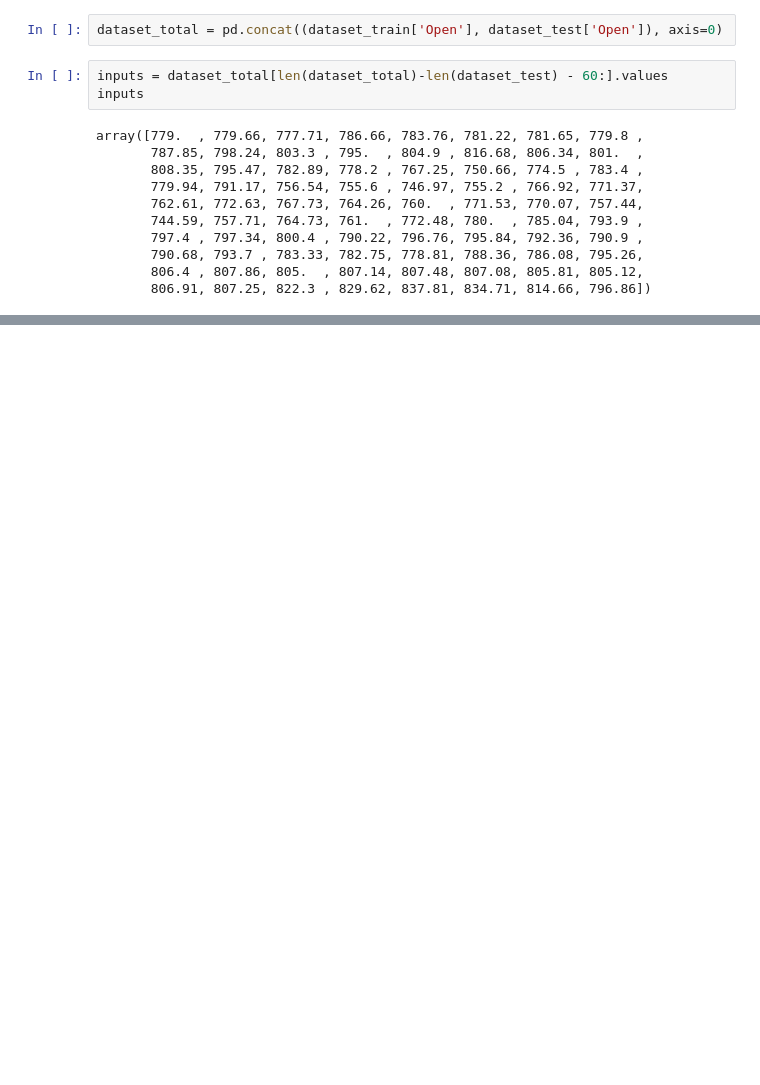
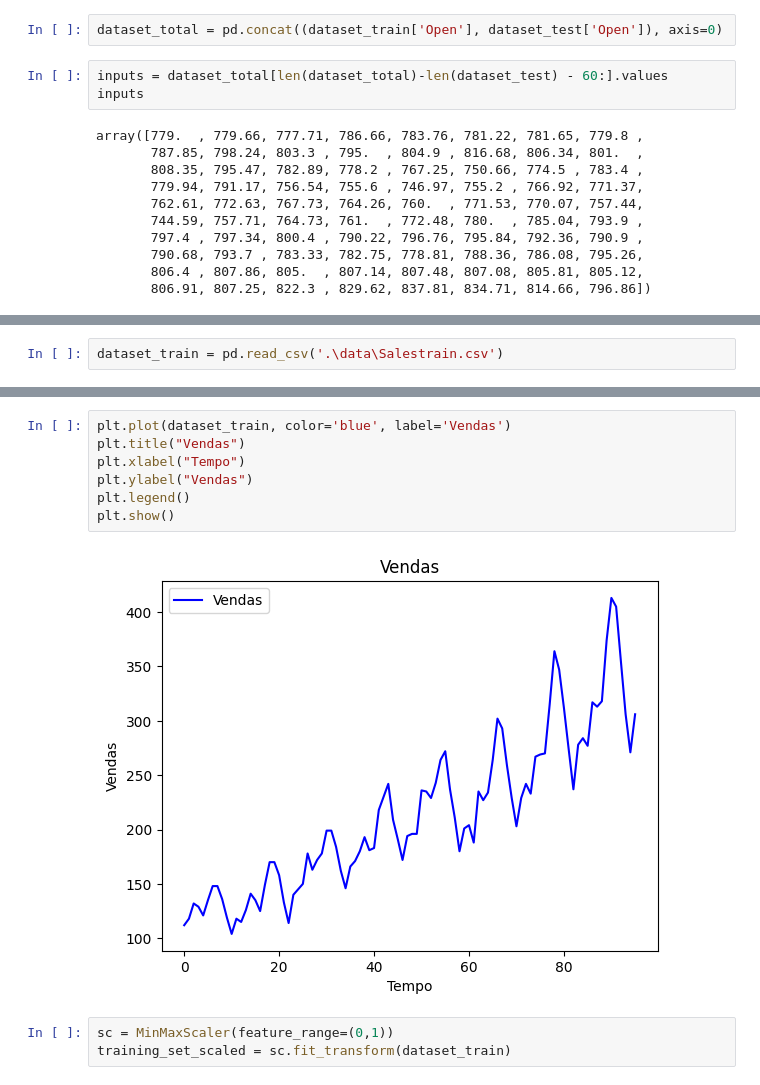
Before and after one commit to LucasFCO/Estagio, a Jupyter notebook: Sprint 03/exercicios/exercicios_ia_ml.ipynb, the cells around one changed output, grey strips where cells are left out. Cells and saved outputs as stored; diff of their text form; blank space fills up the shorter version.

```diff
--- a/Sprint 03/exercicios/exercicios_ia_ml.ipynb
+++ b/Sprint 03/exercicios/exercicios_ia_ml.ipynb
@@ -1471,0 +1986,2 @@ plt.show()
+# %%
+dataset_train = pd.read_csv('.\data\Salestrain.csv')
@@ -1471,0 +2008,12 @@ plt.show()
+# %%
+plt.plot(dataset_train, color='blue', label='Vendas')
+plt.title("Vendas")
+plt.xlabel("Tempo")
+plt.ylabel("Vendas")
+plt.legend()
+plt.show()
+# %% [output]
+[figure, added]
+# %%
+sc = MinMaxScaler(feature_range=(0,1))
+training_set_scaled = sc.fit_transform(dataset_train)
```
Also changed, not shown: parts of 184 cells of this notebook, 22 other files.
